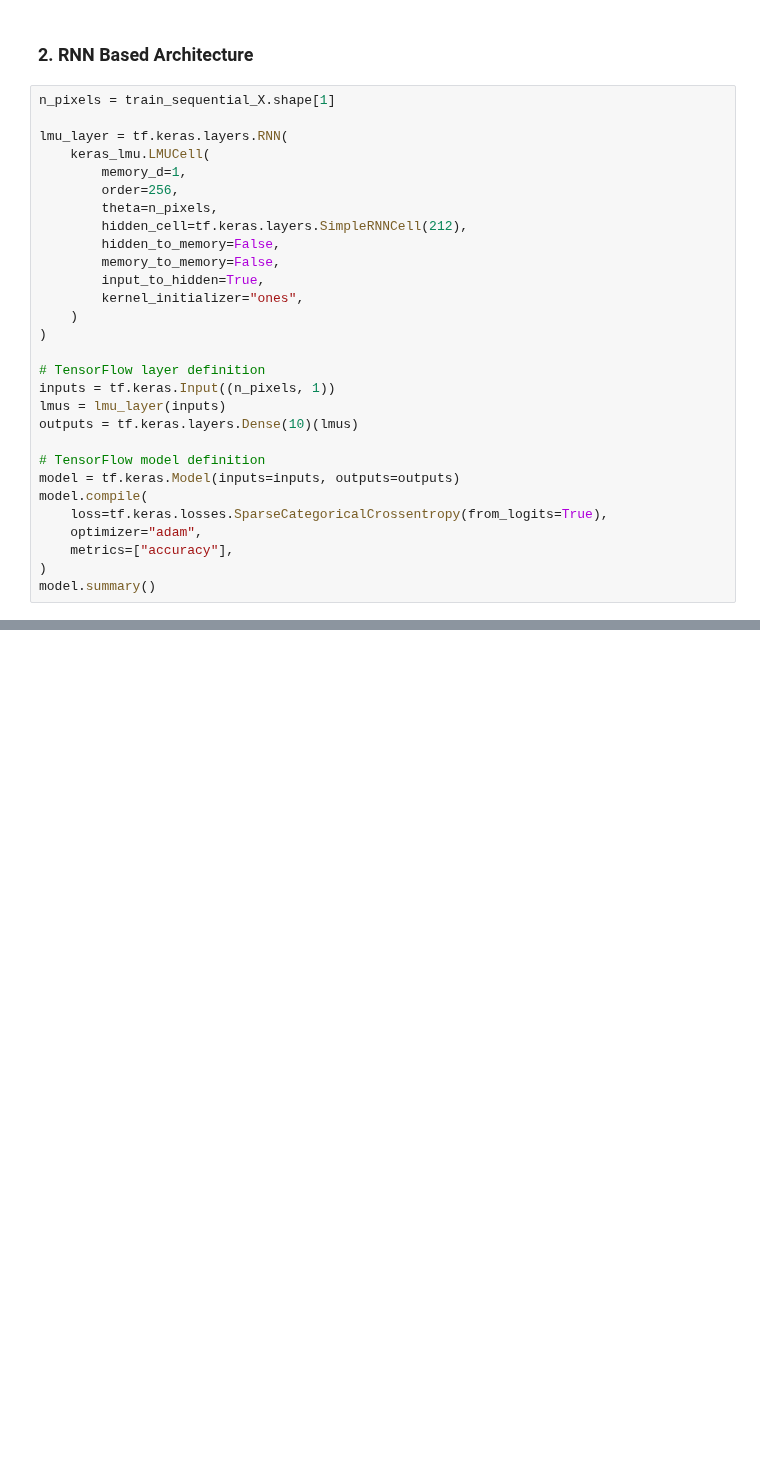
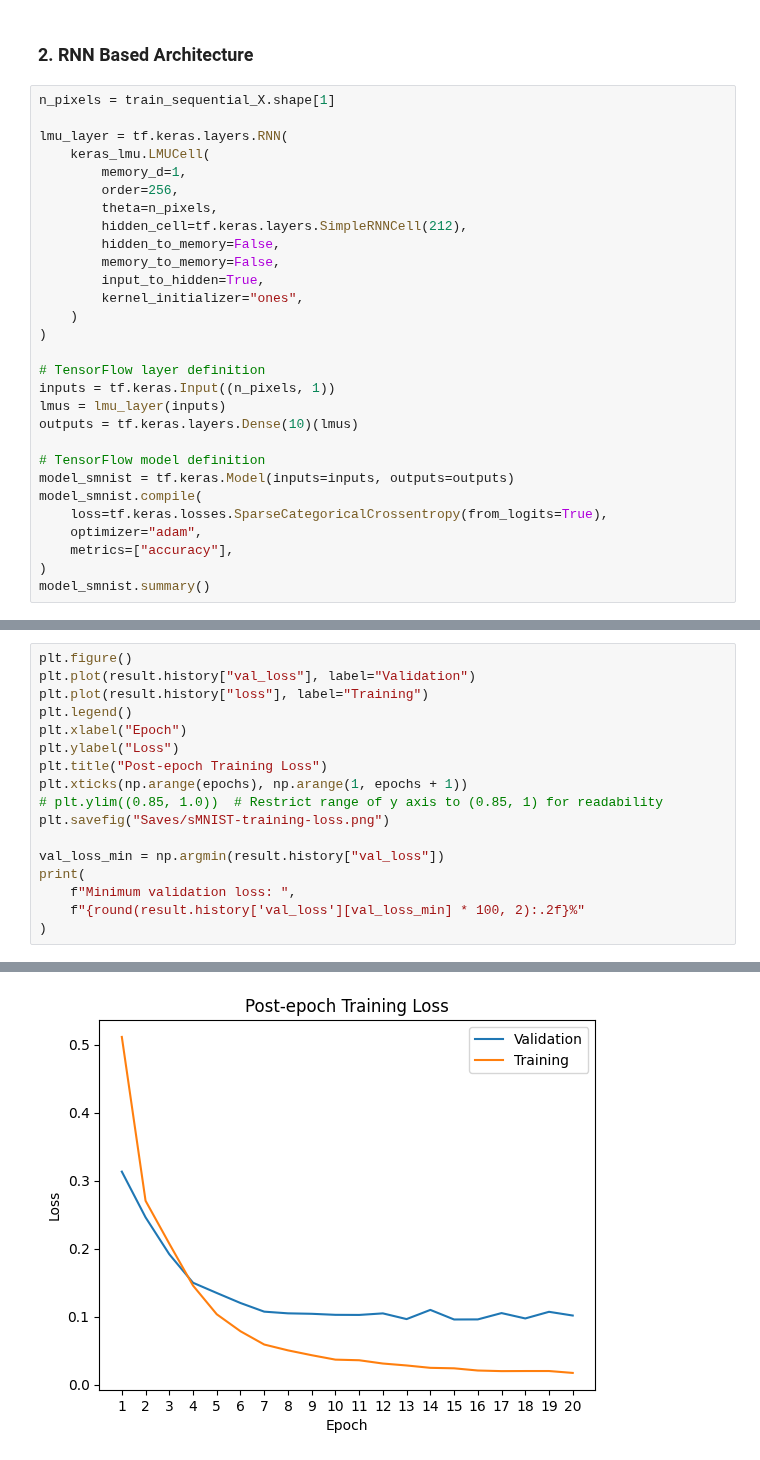
Before and after one commit to aflah02/DL_Assignments, a Jupyter notebook: Assignment_3/Task_1/main.ipynb, the cells around one changed output, grey strips where cells are left out. Drawn from its saved outputs; the diff is of its cells as text; blank space fills up the shorter version.

```diff
--- a/Assignment_3/Task_1/main.ipynb
+++ b/Assignment_3/Task_1/main.ipynb
@@ -97,11 +102,11 @@ lmus = lmu_layer(inputs)
 outputs = tf.keras.layers.Dense(10)(lmus)
 
 # TensorFlow model definition
-model = tf.keras.Model(inputs=inputs, outputs=outputs)
-model.compile(
+model_smnist = tf.keras.Model(inputs=inputs, outputs=outputs)
+model_smnist.compile(
     loss=tf.keras.losses.SparseCategoricalCrossentropy(from_logits=True),
     optimizer="adam",
     metrics=["accuracy"],
 )
-model.summary()
+model_smnist.summary()
 # %% [output]
@@ -166,0 +255,18 @@ else:
+# %%
+plt.figure()
+plt.plot(result.history["val_loss"], label="Validation")
+plt.plot(result.history["loss"], label="Training")
+plt.legend()
+plt.xlabel("Epoch")
+plt.ylabel("Loss")
+plt.title("Post-epoch Training Loss")
+plt.xticks(np.arange(epochs), np.arange(1, epochs + 1))
+# plt.ylim((0.85, 1.0))  # Restrict range of y axis to (0.85, 1) for readability
+plt.savefig("Saves/sMNIST-training-loss.png")
+
+val_loss_min = np.argmin(result.history["val_loss"])
+print(
+    f"Minimum validation loss: ",
+    f"{round(result.history['val_loss'][val_loss_min] * 100, 2):.2f}%"
+)
+# %% [output]
@@ -166,0 +274 @@ else:
+[figure, added]
```
Also changed, not shown: parts of 21 cells of this notebook, 34 other files.
